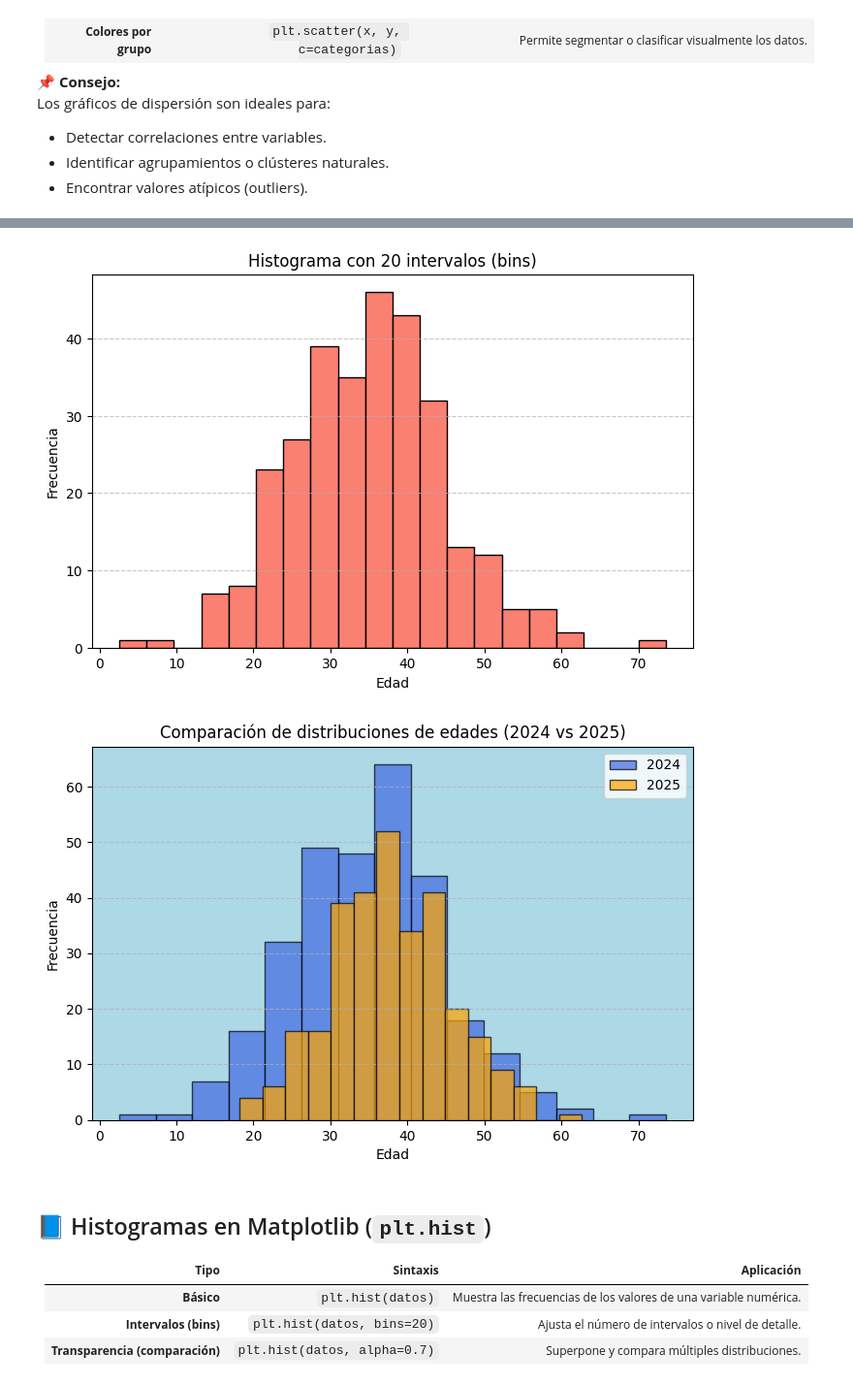
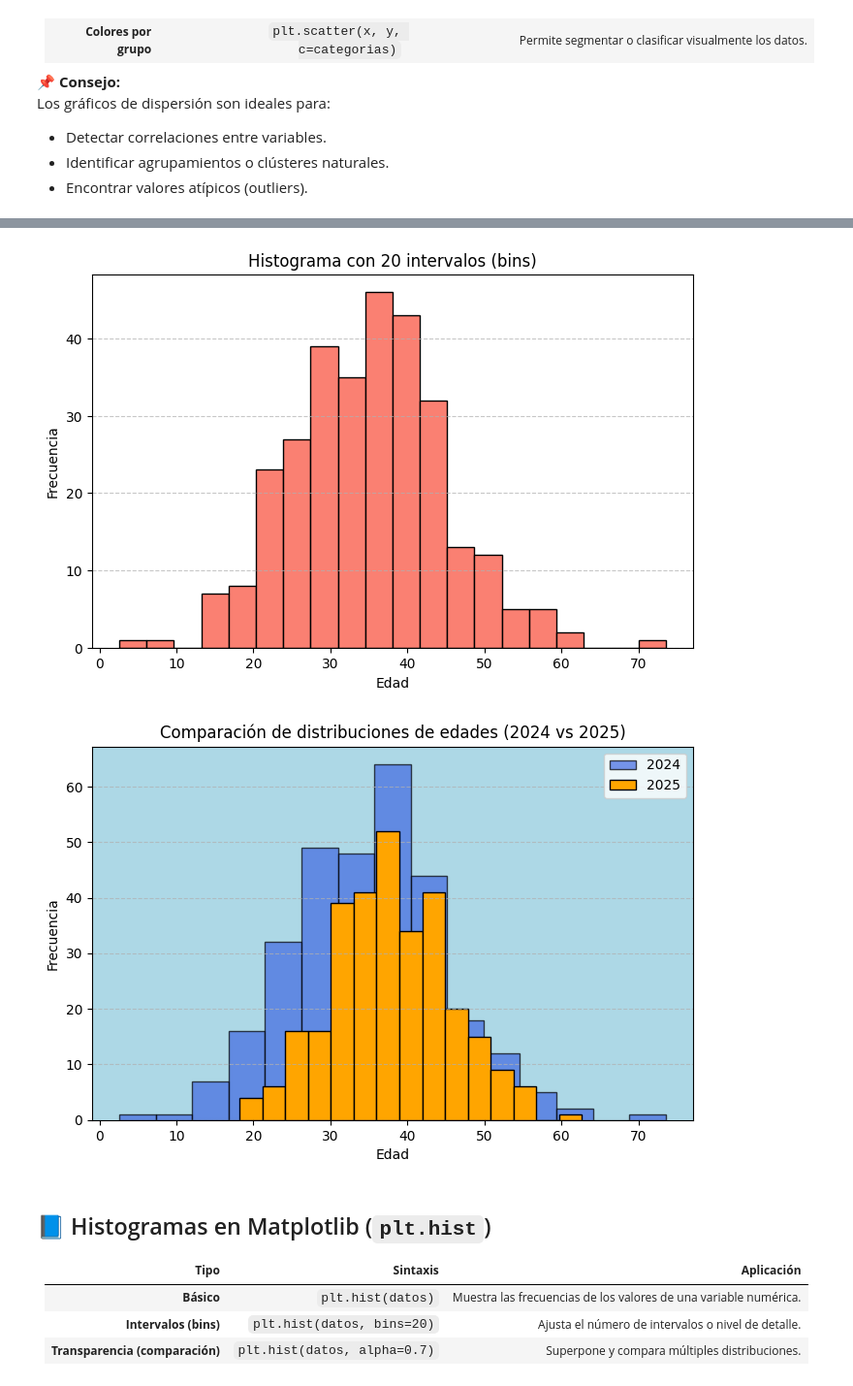
Before and after one commit to AlexEspinosa98/guayerd_class, a Jupyter notebook: clase_8/clase8.ipynb, the cells around one changed output, grey strips where cells are left out. Shown at 97% size. Saved outputs shown, nothing was run; the diff lists cells and outputs as text; code cells hidden in the pictures.

```diff
--- a/clase_8/clase8.ipynb
+++ b/clase_8/clase8.ipynb
@@ -640,7 +688,7 @@ edades_2025 = np.random.normal(38, 8, 300)    # otra distribución para comparar
 # 1️⃣ Histograma básico
 # =============================================================
 plt.figure(figsize=(8, 5))
-plt.hist(edades_2024, color='skyblue', edgecolor='black', bins=5)
+plt.hist(edades_2024, color='skyblue', edgecolor='black', bins=10)
 plt.title("Histograma básico de edades (2024)")
 plt.xlabel("Edad")
 plt.ylabel("Frecuencia")
@@ -671,7 +719,7 @@ plt.show()
 # =============================================================
 plt.figure(figsize=(8, 5))
 plt.hist(edades_2024, bins=15, alpha=0.7, label='2024', color='royalblue', edgecolor='black')
-plt.hist(edades_2025, bins=15, alpha=0.7, label='2025', color='orange', edgecolor='black')
+plt.hist(edades_2025, bins=15, alpha=1, label='2025', color='orange', edgecolor='black')
 plt.title("Comparación de distribuciones de edades (2024 vs 2025)")
 plt.xlabel("Edad")
 plt.ylabel("Frecuencia")
@@ -688,5 +736,5 @@ plt.show()
 [figure]
-[figure, old version]
+[figure, new version]
 # %% [markdown]
 ## 📘 Histogramas en Matplotlib (`plt.hist`)
 
```
Also changed, not shown: parts of 10 cells of this notebook, 3 other files.
